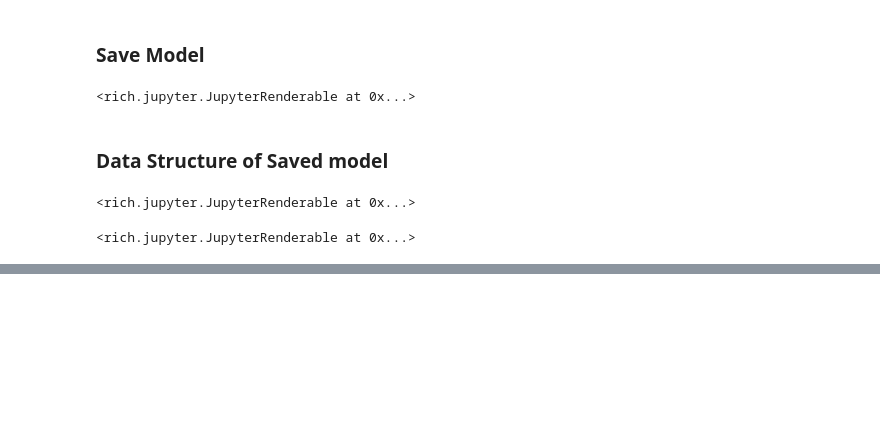
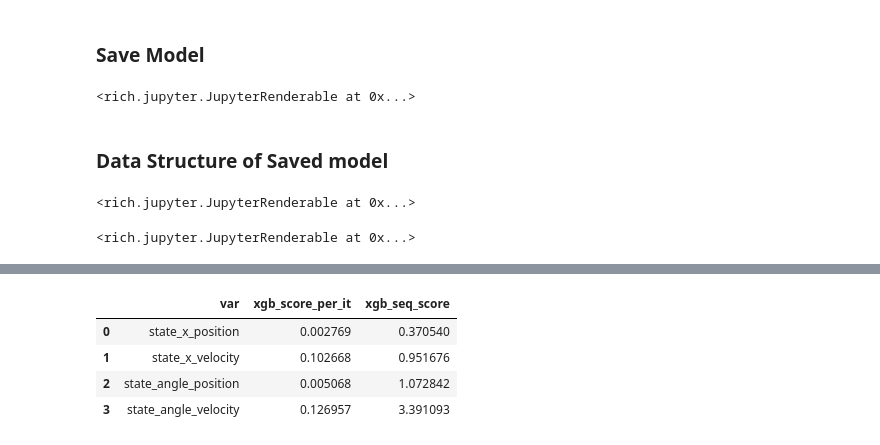
Before and after one commit to microsoft/datadrivenmodel, a Jupyter notebook: ddm_evaluation.ipynb, the cells around one changed output, grey strips where cells are left out. Cells and saved outputs as stored; diff of their text form; code cells hidden in the pictures; blank space fills up the shorter version.

```diff
--- a/ddm_evaluation.ipynb
+++ b/ddm_evaluation.ipynb
@@ -160,4 +164,5 @@ from assessment_metrics_loader import available_metrics
 rms_error = available_metrics["root_mean_squared_error"]
 ms_error = available_metrics["mean_squared_error"]
 # %%
-per_iteration_eval_table = xgmodel.evaluate(X, y, rms_error, marginal=True)
+per_iteration_eval_table = model.evaluate(X, y, rms_error, marginal=True)
+per_iteration_eval_table.rename(columns = {'score':'score_per_it'}, inplace = True)
@@ -164,5 +182,5 @@ per_iteration_eval_table = xgmodel.evaluate(X, y, rms_error, marginal=True)
 # %%
-sequential_eval_table = xgmodel.evaluate_sequentially(
+sequential_eval_table = model.evaluate_sequentially(
     X, y, rms_error, marginal=True, it_per_episode=50
 )
-sequential_eval_table
+sequential_eval_table.rename(columns = {'score':'seq_score'}, inplace = True)
@@ -224,0 +272,38 @@ axs[(i+1)//2,(i+1)%2].plot(X[:100,action_idx])
+# %%
+# select model name, and feats to extract
+model_name = "xgb"
+# %%
+# per-iteration & sequential scores
+model_per_it_scores = copy.deepcopy(per_iteration_eval_table)
+model_sequential_scores = copy.deepcopy(sequential_eval_table)
+# %%
+# initialize models dictionary if it doesn't exist already
+if 'models_dict' not in locals():
+    models_dict = dict()
+
+# append tables to model using selected model name as key
+models_dict[model_name] = (model_per_it_scores, model_sequential_scores)
+
+# redefine column names if needed
+for model_name, score_tables in models_dict.items():
+    for score_table in score_tables:
+        for col_name in score_table.columns:
+            if "score" in col_name and model_name not in col_name:
+                score_table.rename(columns = {col_name:model_name+"_"+col_name}, inplace = True)
+
+# concatenate across all models
+all_scores = None
+for model_name, score_tables in models_dict.items():
+    for score_table in score_tables:
+        if all_scores is None:
+            all_scores = score_table
+        else:
+            all_scores = all_scores.merge(score_table,how='outer')
+
+all_scores
+# %% [output]
+|  | var | xgb_score_per_it | xgb_seq_score |
+| 0 | state_x_position | 0.002769 | 0.370540 |
+| 1 | state_x_velocity | 0.102668 | 0.951676 |
+| 2 | state_angle_position | 0.005068 | 1.072842 |
+| 3 | state_angle_velocity | 0.126957 | 3.391093 |
```
Also changed, not shown: parts of 24 cells of this notebook.
